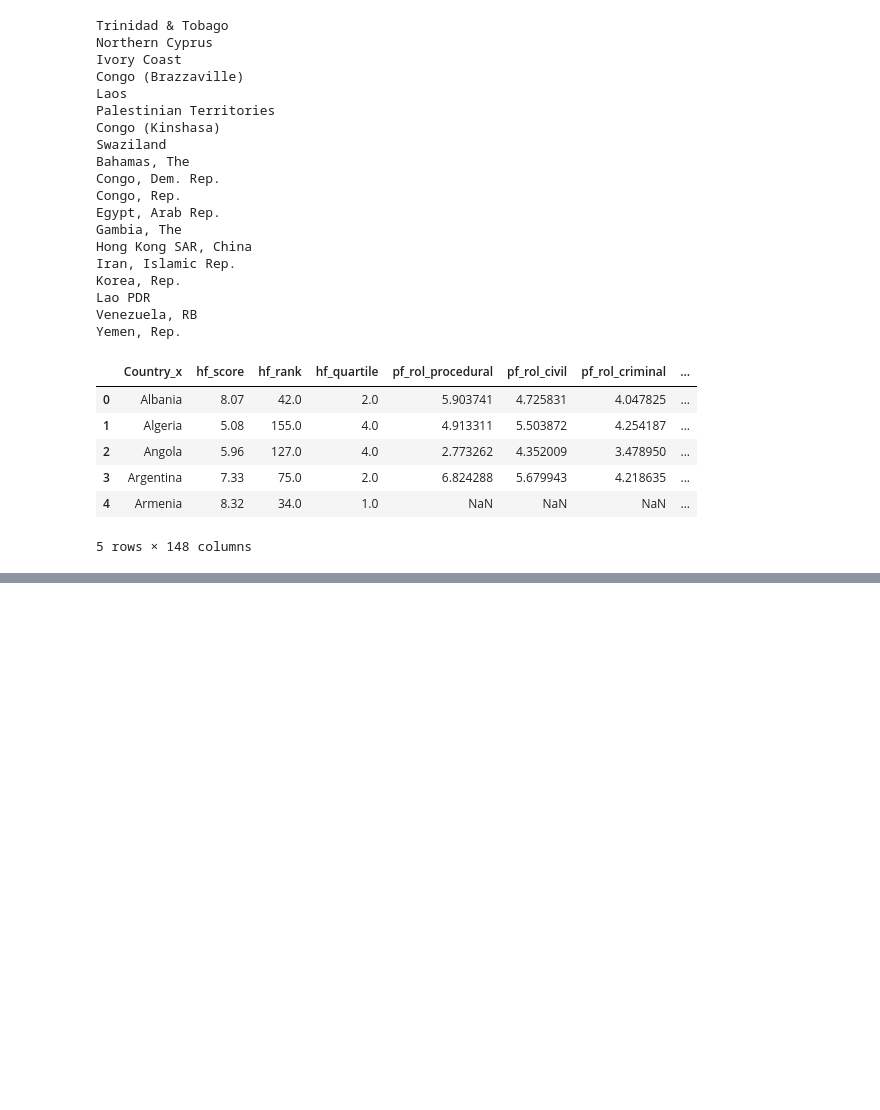
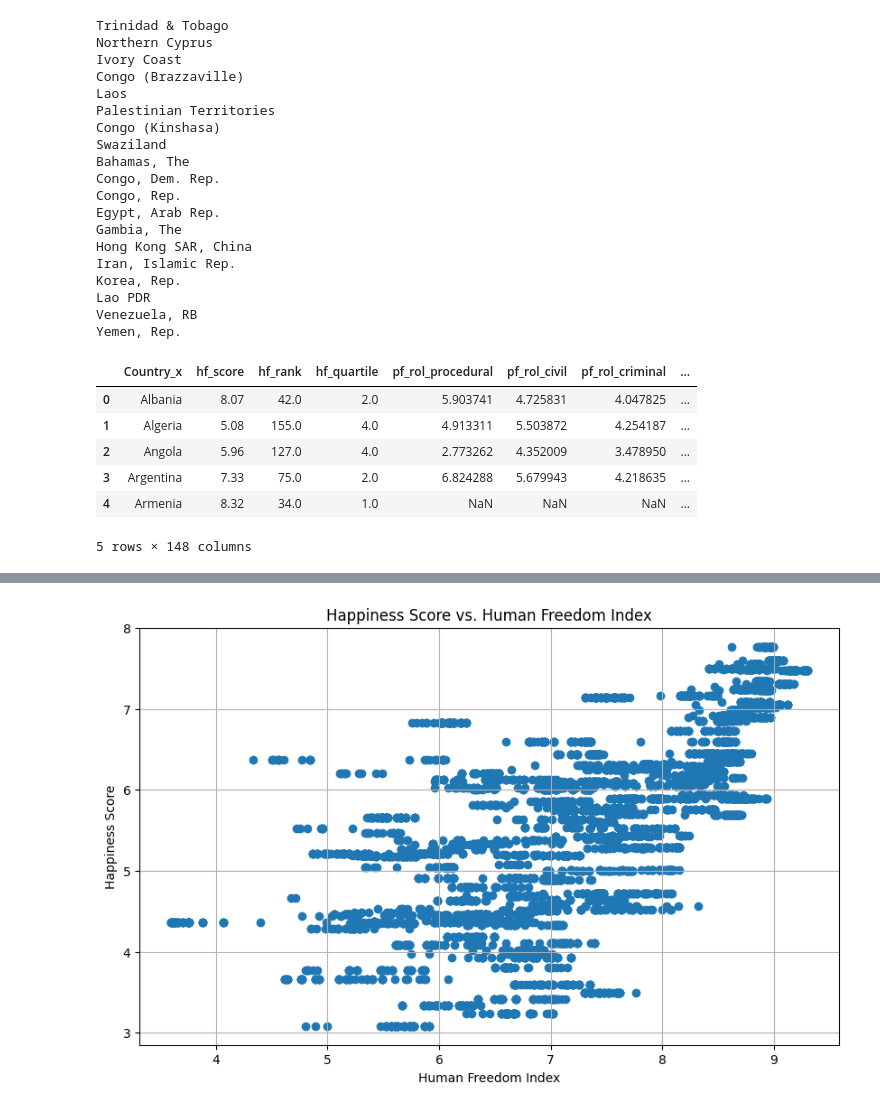
Before and after one commit to hugokrijgsman/data-story, a Jupyter notebook: draft.ipynb, the cells around one changed output, grey strips where cells are left out. Cells and saved outputs as stored; diff of their text form; code cells hidden in the pictures; blank space fills up the shorter version.

```diff
--- a/draft.ipynb
+++ b/draft.ipynb
@@ -132,3 +132,28 @@ fig = px.choropleth(data, locations="iso",
 fig.show()
 # %% [output]
 [interactive output not drawn]
+# %%
+import pandas as pd
+import matplotlib.pyplot as plt
+
+# Load the datasets
+happiness_data = pd.read_csv('happiness.csv')
+freedom_data = pd.read_csv('freedom.csv')
+
+# Rename columns for consistency
+happiness_data.rename(columns={'Country or region': 'Country'}, inplace=True)
+freedom_data.rename(columns={'countries': 'Country'}, inplace=True)
+
+# Merge datasets on 'Country'
+merged_data = pd.merge(happiness_data, freedom_data, on='Country')
+
+# Create scatter plot for Happiness Score vs. Human Freedom Index
+plt.figure(figsize=(10, 6))
+plt.scatter(merged_data['hf_score'], merged_data['Score'])
+plt.title('Happiness Score vs. Human Freedom Index')
+plt.xlabel('Human Freedom Index')
+plt.ylabel('Happiness Score')
+plt.grid(True)
+plt.show()
+# %% [output]
+[figure, added]
```
